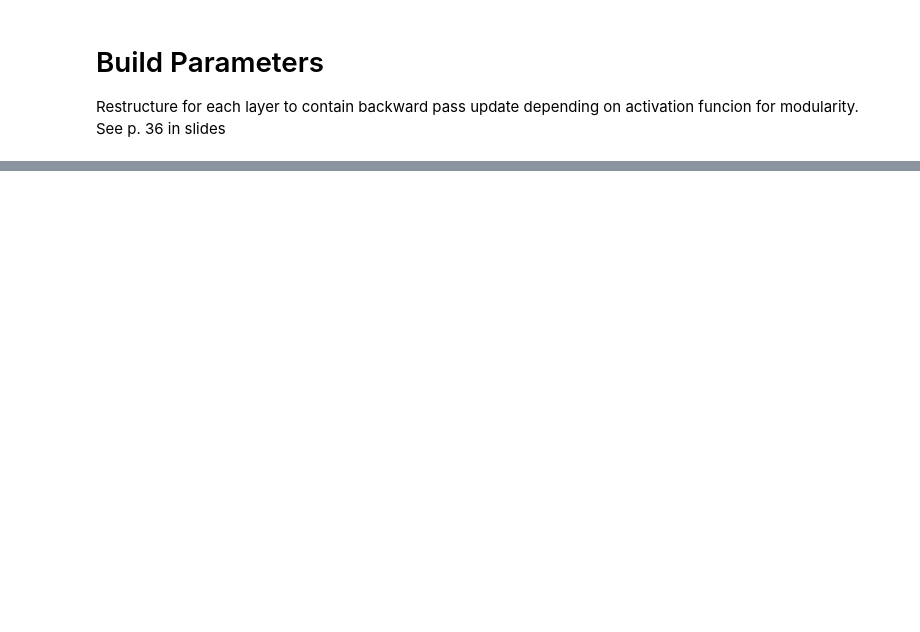
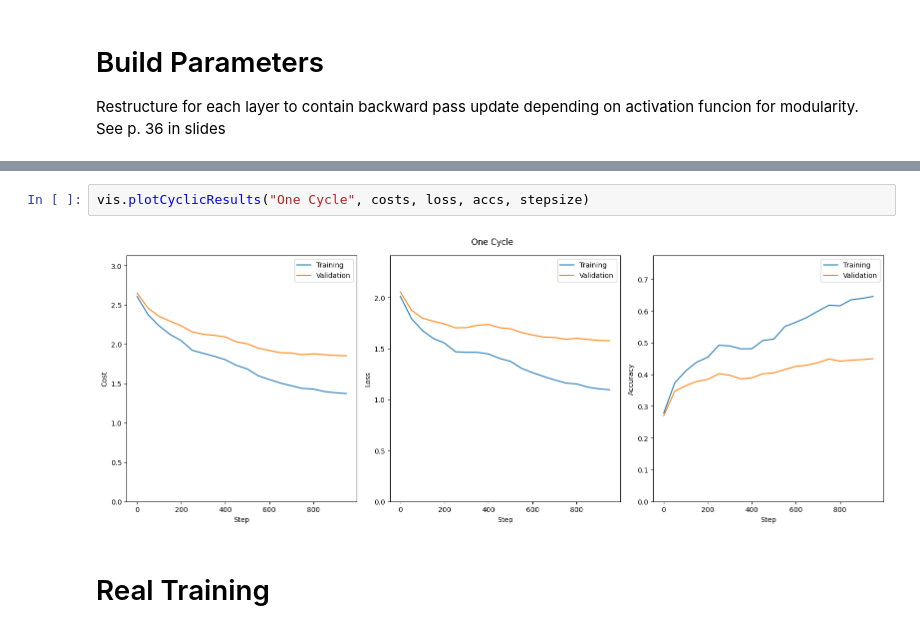
Before and after one commit to Lussebullen/dd2424, a Jupyter notebook: assignment2/notebook.ipynb, the cells around one changed output, grey strips where cells are left out. Cells and saved outputs as stored; diff of their text form; blank space fills up the shorter version.

```diff
--- a/assignment2/notebook.ipynb
+++ b/assignment2/notebook.ipynb
@@ -388,0 +650,6 @@ W2 = LinearLayer(K, M)
+# %%
+vis.plotCyclicResults("One Cycle", costs, loss, accs, stepsize)
+# %% [output]
+[figure, added]
+# %% [markdown]
+# Real Training
```
Also changed, not shown: parts of 42 cells of this notebook, 1 other file.
